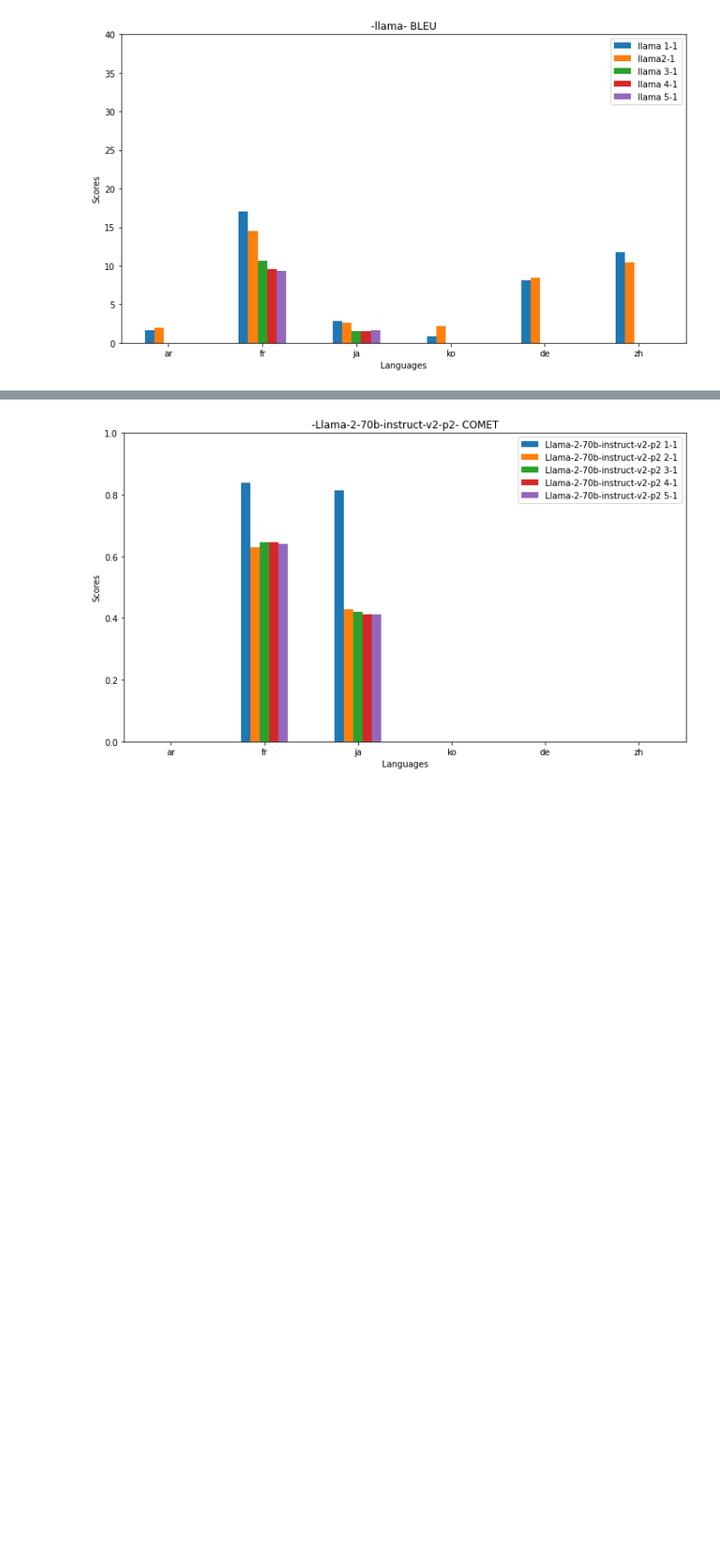
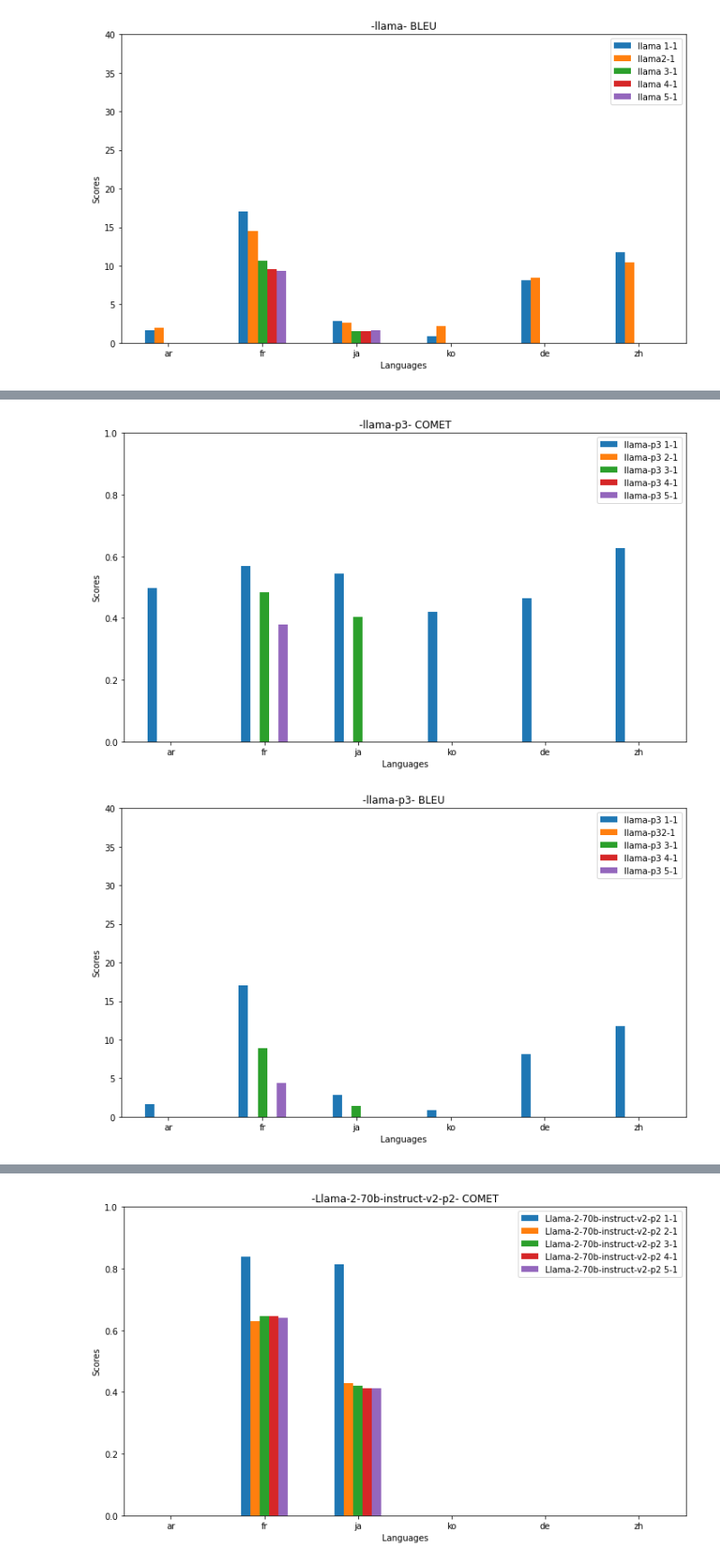
Before and after one commit to su0315/LLM_Contextual_Prompt_MT, a Jupyter notebook: notebook/result_visualization/context_size_comparison.ipynb, the cells around one changed output, grey strips where cells are left out. Shown at 90% size. Saved outputs shown, nothing was run; the diff lists cells and outputs as text; code cells hidden in the pictures; blank space fills up the shorter version.

```diff
--- a/notebook/result_visualization/context_size_comparison.ipynb
+++ b/notebook/result_visualization/context_size_comparison.ipynb
@@ -227,3 +232,8 @@ scores_plot("llama-p2")
+# %%
+scores_plot("llama-p3")
+# %% [output]
+[figure, added]
+[figure, added]
 # %%
 scores_plot("Llama-2-70b-instruct-v2")
 # %% [output]
```
Also changed, not shown: parts of 6 cells of this notebook, 1 other file.
